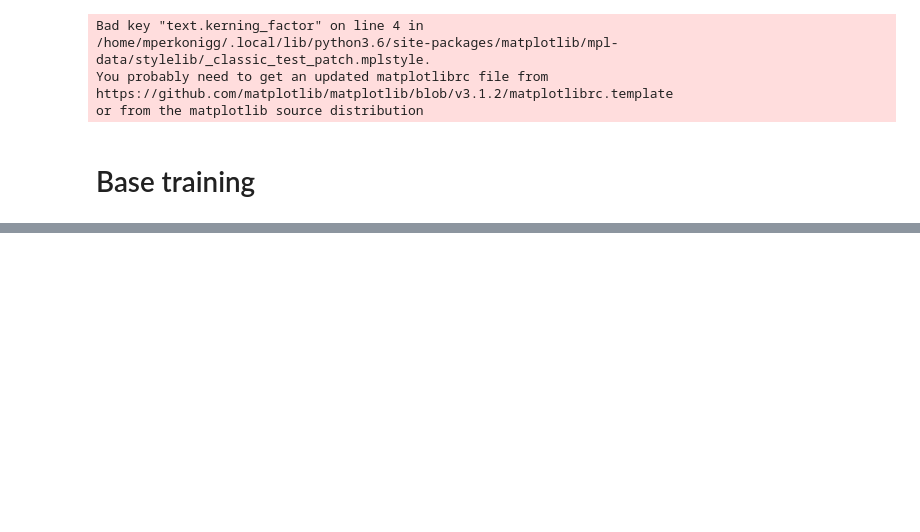
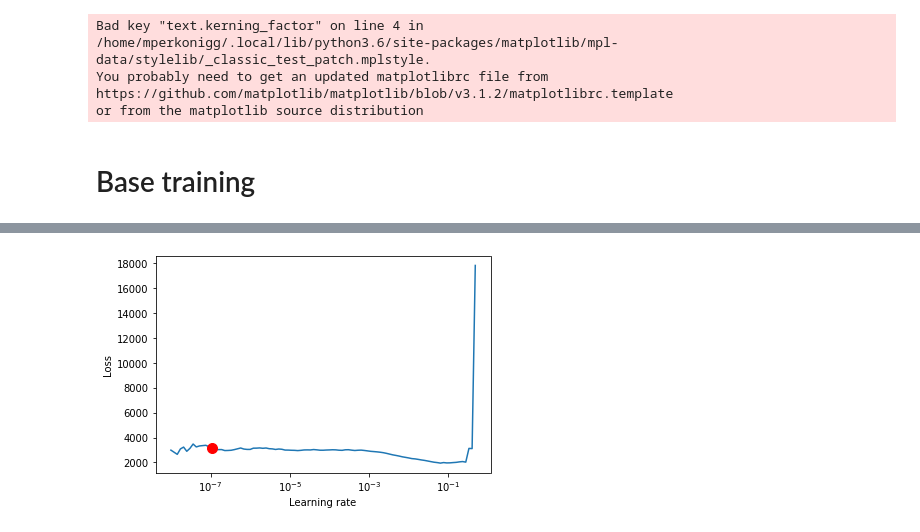
Before and after one commit to cirmuw/dynamicmemory, a Jupyter notebook: M_BrainAge_Training.ipynb, the cells around one changed output, grey strips where cells are left out. Saved outputs shown, nothing was run; the diff lists cells and outputs as text; code cells hidden in the pictures; blank space fills up the shorter version.

```diff
--- a/M_BrainAge_Training.ipynb
+++ b/M_BrainAge_Training.ipynb
@@ -128,10 +289,15 @@ device = torch.device('cuda')
 hparams={'continous':False,
          'datasetfile': '/project/catinous/brainds_split.csv',
          'noncontinous_train_splits': ['base_train'],
-         'noncontinous_steps': 2000,
+         'noncontinous_steps': 4000,
          'root_dir': '',
          'batch_size': 4}
 
-model, logs, df_cache, exp_name = braincatsmodel.trained_model(hparams)
-model = model.to(device) #not sure why this is needed, model should be on device
+device = torch.device('cuda')
+
+model = CatsinomModelGramCacheBrainAge(hparams=hparams, device=device)
+
+#logger = cutils.pllogger(model.hparams)
+trainer = Trainer(gpus=1, max_epochs=1, val_check_interval=model.hparams.val_check_interval, checkpoint_callback=False)
+#trainer.fit(model)
 # %% [output]
@@ -149,0 +307,2 @@ plot_test_roc(model, {'ges': base_train_ges}, device)
+# %%
+lr_finder = trainer.tuner.lr_find(model)
@@ -149,0 +316,5 @@ plot_test_roc(model, {'ges': base_train_ges}, device)
+# %%
+fig = lr_finder.plot(suggest=True)
+fig.show()
+# %% [output]
+[figure, added]
```
Also changed, not shown: parts of 20 cells of this notebook, 17 other files.
